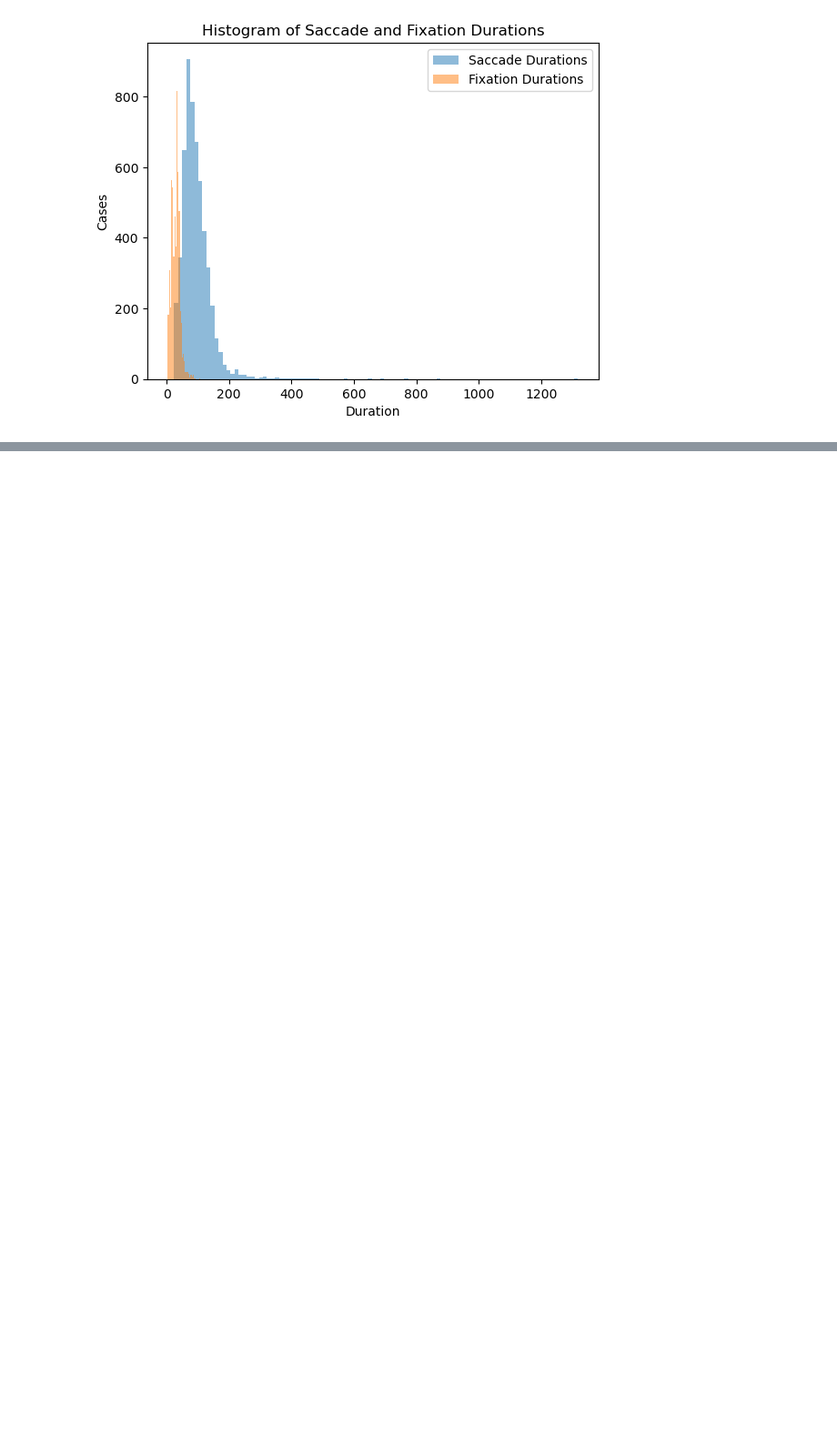
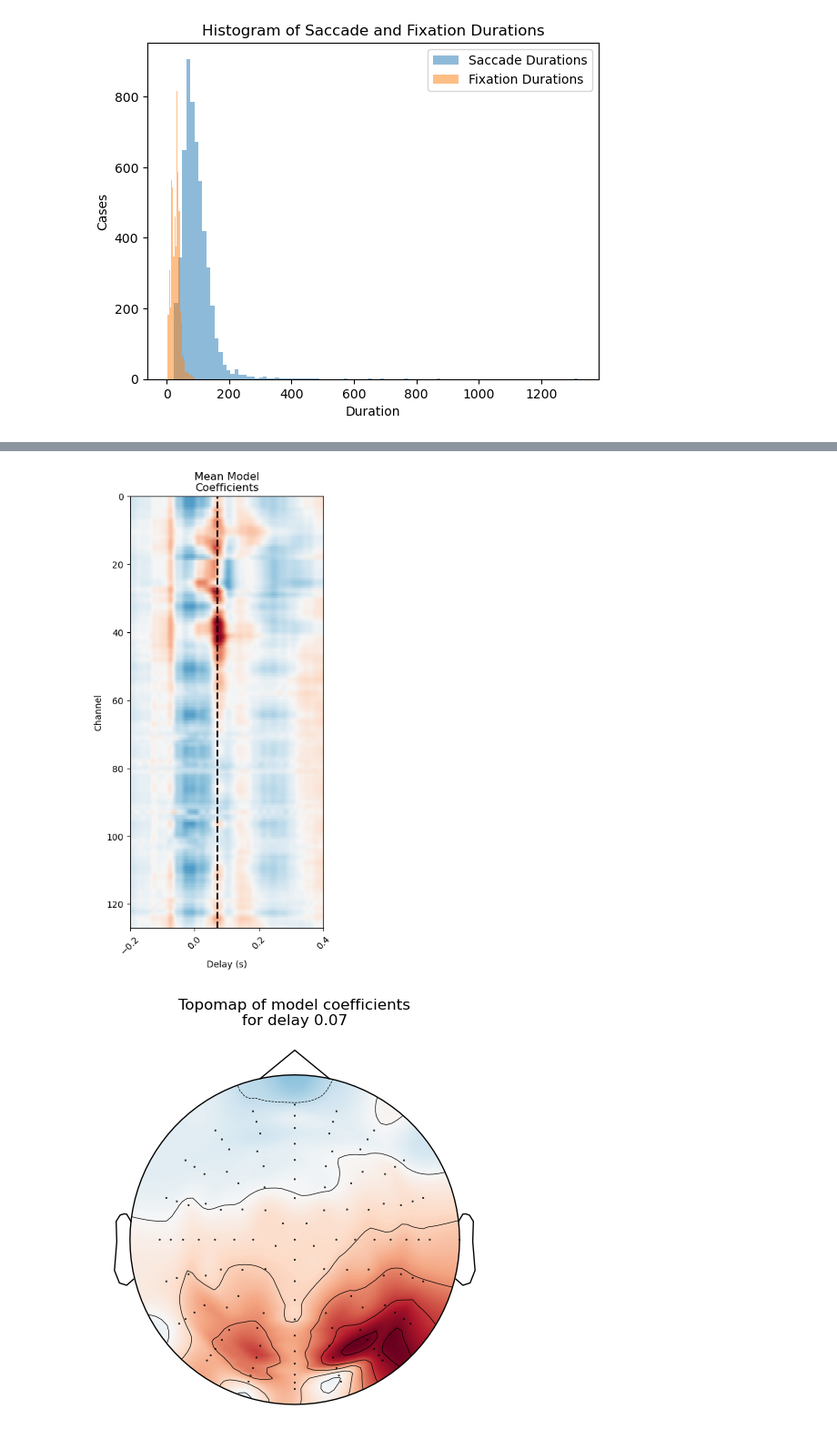
Before and after one commit to incubodac/EEGDECONV, a Jupyter notebook: MNEunfold.ipynb, the cells around one changed output, grey strips where cells are left out. Shown at 91% size. Cells and saved outputs as stored; diff of their text form; code cells hidden in the pictures; blank space fills up the shorter version.

```diff
--- a/MNEunfold.ipynb
+++ b/MNEunfold.ipynb
@@ -331,0 +276,50 @@ array([2, 3, 4, 5, 6, 7, 8, 9])
+# %%
+# unf.coef_.shape
+# eeg.ch_names.index('A30')
+# Print mean coefficients across all time delays / channels (see Fig 1)
+
+n_channels = 128
+ix_chs = np.arange(n_channels)
+times = np.linspace(tmin,tmax, unf.delays_)
+mean_coefs = unf.coef_
+time_plot = 0.07  # For highlighting a specific time.
+max_coef = mean_coefs.max()
+picked_info = mne.pick_info(eeg.info, mne.pick_channels(eeg.info["ch_names"], include=eeg.info["ch_names"][:128]))
+
+fig, ax = plt.subplots(figsize=(4, 8))
+ax.pcolormesh(
+    times,
+    ix_chs,
+    mean_coefs,
+    cmap="RdBu_r",
+    vmin=-max_coef,
+    vmax=max_coef,
+    shading="gouraud",
+)
+plt.axvline(time_plot, ls="--", color="k", lw=2)
+
+ax.set(
+    xlabel="Delay (s)",
+    ylabel="Channel",
+    title="Mean Model\nCoefficients",
+    xlim=times[[0, -1]],
+    ylim=[len(ix_chs) - 1, 0],
+    xticks=np.arange(tmin, tmax + 0.2, 0.2),
+)
+plt.setp(ax.get_xticklabels(), rotation=45)
+mne.viz.tight_layout()
+
+# Make a topographic map of coefficients for a given delay (see Fig 2C)
+ix_plot = np.argmin(np.abs(time_plot - times))
+fig, ax = plt.subplots()
+
+
+mne.viz.plot_topomap(
+    mean_coefs[:, ix_plot], pos= picked_info,axes=ax, show=False, vlim=(-max_coef, max_coef)
+)
+ax.set(title="Topomap of model coefficients\nfor delay %s" % time_plot)
+
+mne.viz.tight_layout()
+# %% [output]
+[figure, added]
+[figure, added]
```
Also changed, not shown: parts of 22 cells of this notebook, 4 other files.
